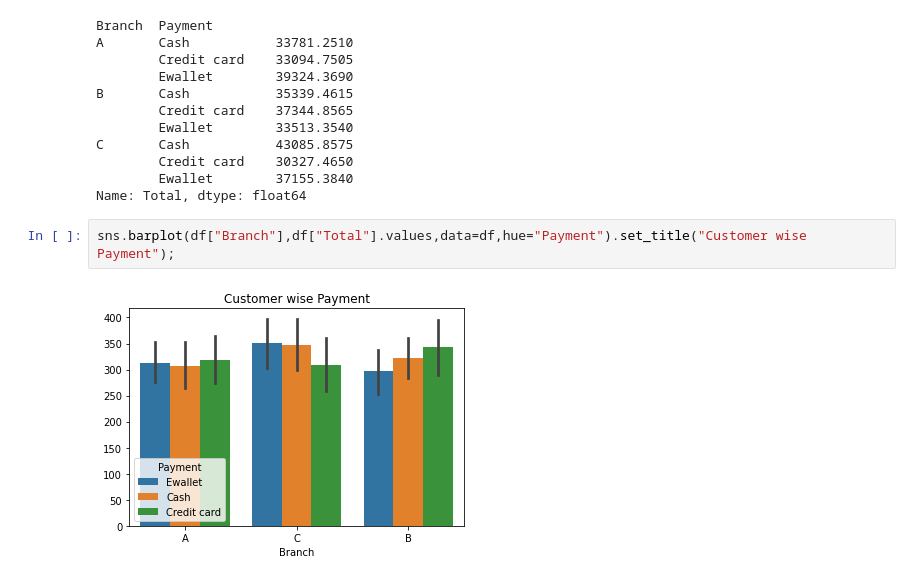
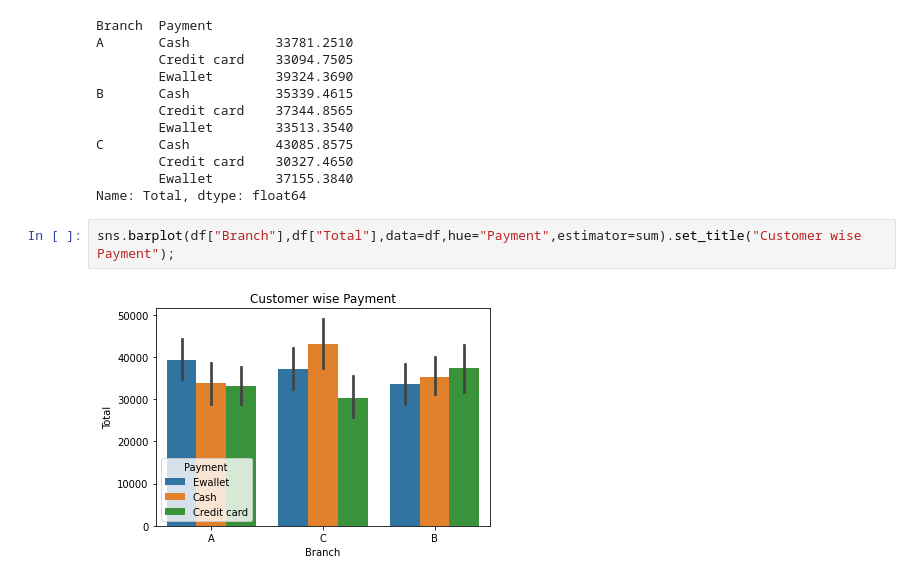
Before and after one commit to Rupanshi30/EDA, a Jupyter notebook: supermarket-sales-eda-r.ipynb, the cells around one changed output. Drawn from its saved outputs; the diff is of its cells as text.

```diff
--- a/supermarket-sales-eda-r.ipynb
+++ b/supermarket-sales-eda-r.ipynb
@@ -1256,6 +1256,6 @@ C       Cash           43085.8575
         Ewallet        37155.3840
 Name: Total, dtype: float64
 # %%
-sns.barplot(df["Branch"],df["Total"].values,data=df,hue="Payment").set_title("Customer wise Payment");
+sns.barplot(df["Branch"],df["Total"],data=df,hue="Payment",estimator=sum).set_title("Customer wise Payment");
 # %% [output]
-[figure, old version]
+[figure, new version]
```
Also changed, not shown: parts of 8 cells of this notebook.
